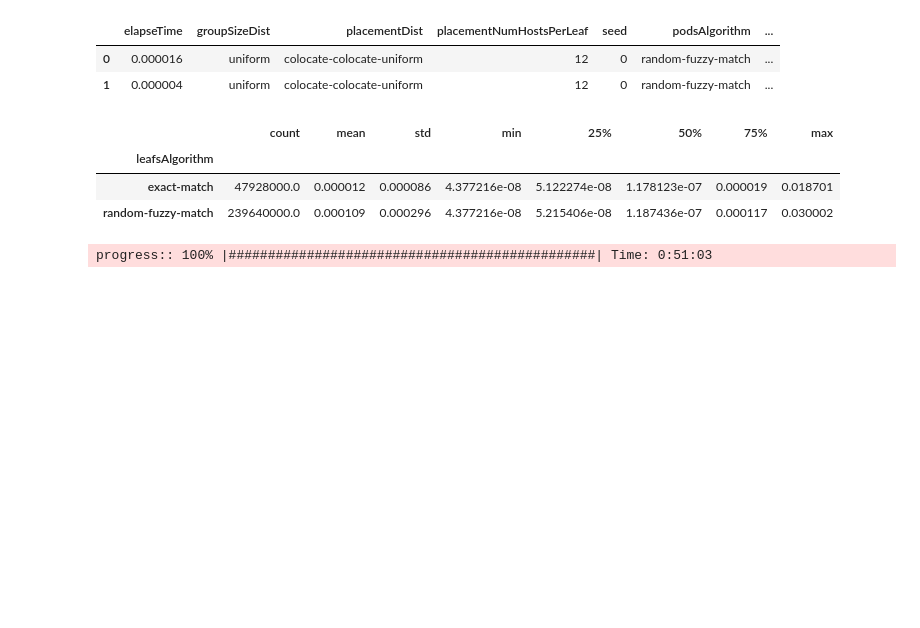
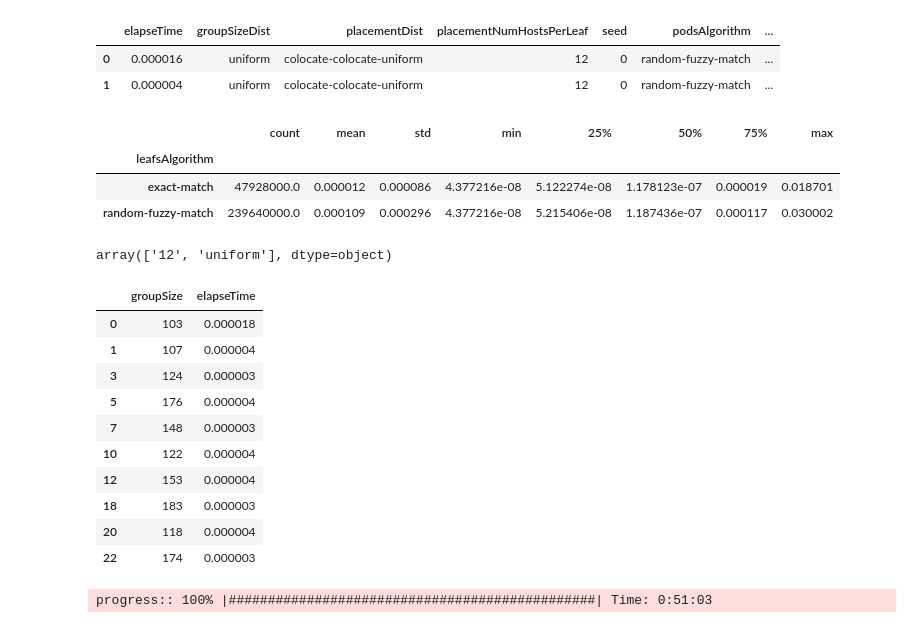
Before and after one commit to Elmo-MCast/numerical-evals, a Jupyter notebook: notebooks/12-11-2017/baseerat-1M.ipynb, the cells around one changed output. Saved outputs shown, nothing was run; the diff lists cells and outputs as text; code cells hidden in the pictures; blank space fills up the shorter version.

```diff
--- a/notebooks/12-11-2017/baseerat-1M.ipynb
+++ b/notebooks/12-11-2017/baseerat-1M.ipynb
@@ -149,3 +151,3 @@ groupCountPerTenant.to_csv(directory + 'group_count_per_tenant.csv', index=False
 # %%
 groupSizePerGroupPerTenant = DataSetAsDataFrame('group_size_per_group_per_tenant.csv',
-                                                folders, ['groupSize'])
+                                                _folders, ['groupSize'])
@@ -297,3 +319,7 @@ _leafs_folders = glob.glob(directory + "logs.*_0.*_leafs*")
+# %%
+_leafs_folders = (glob.glob(directory + "logs.*_0.*.random-fuzzy-match_*_3_0_*_2_3_leafs_*") +
+                  glob.glob(directory + "logs.*_0.*.random-fuzzy-match_*_3_6_*_2_3_leafs_*") +
+                  glob.glob(directory + "logs.*_0.*.random-fuzzy-match_*_3_12_*_2_3_leafs_*"))
 # %%
 leafsAlgorithmElapseTime = DataSetAsDataFrame('leafs_algorithm_elapse_time.csv',
                                               _leafs_folders, ['elapseTime'])
@@ -316,3 +346,17 @@ leafsAlgorithmElapseTime.groupby('leafsAlgorithm')['elapseTime'].describe()
 | random-fuzzy-match | 239640000.0 | 0.000109 | 0.000296 | 4.377216e-08 | 5.215406e-08 | 1.187436e-07 | 0.000117 | 0.030002 |
 # %%
 leafsAlgorithmElapseTime.to_csv(directory + 'leafs_algorithm_elapse_time.csv', index=False)
+# %%
+leafsAlgorithmElapseTime['groupSize'] = groupSizePerGroupPerTenant['groupSize']
+# %%
+leafsAlgorithmElapseTimeTrim = leafsAlgorithmElapseTime[
+    (((leafsAlgorithmElapseTime['placementDist'] == 'colocate-uniform') &
+      (leafsAlgorithmElapseTime['placementNumHostsPerLeaf'] == 'uniform')) |
+     ((leafsAlgorithmElapseTime['placementDist'] == 'colocate-colocate-uniform') &
+      (leafsAlgorithmElapseTime['placementNumHostsPerLeaf'] == '12'))) &
+    (leafsAlgorithmElapseTime['podsNumRules'] == 64000)
+]
+# %%
+leafsAlgorithmElapseTimeTrim['placementNumHostsPerLeaf'].unique()
+# %% [output]
+array(['12', 'uniform'], dtype=object)
@@ -319,3 +365,17 @@ leafsAlgorithmElapseTime.to_csv(directory + 'leafs_algorithm_elapse_time.csv', i
+# %%
+leafsAlgorithmElapseTimeTrim[leafsAlgorithmElapseTimeTrim['groupSize'] > 100][['groupSize', 'elapseTime']].head(10)
+# %% [output]
+|  | groupSize | elapseTime |
+| 0 | 103 | 0.000018 |
+| 1 | 107 | 0.000004 |
+| 3 | 124 | 0.000003 |
+| 5 | 176 | 0.000004 |
+| 7 | 148 | 0.000003 |
+| 10 | 122 | 0.000004 |
+| 12 | 153 | 0.000004 |
+| 18 | 183 | 0.000003 |
+| 20 | 118 | 0.000004 |
+| 22 | 174 | 0.000003 |
 # %%
 # @Lalith
 # %%
```
Also changed, not shown: parts of 19 cells of this notebook, 10 other files.
